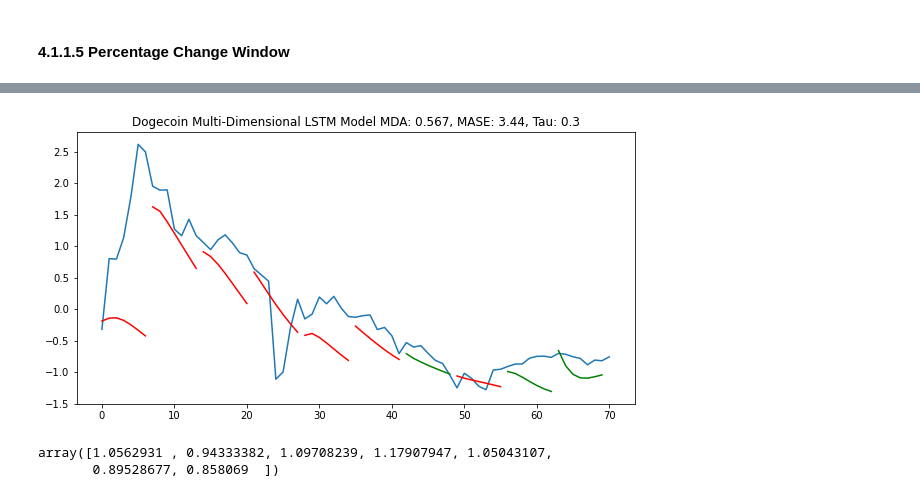
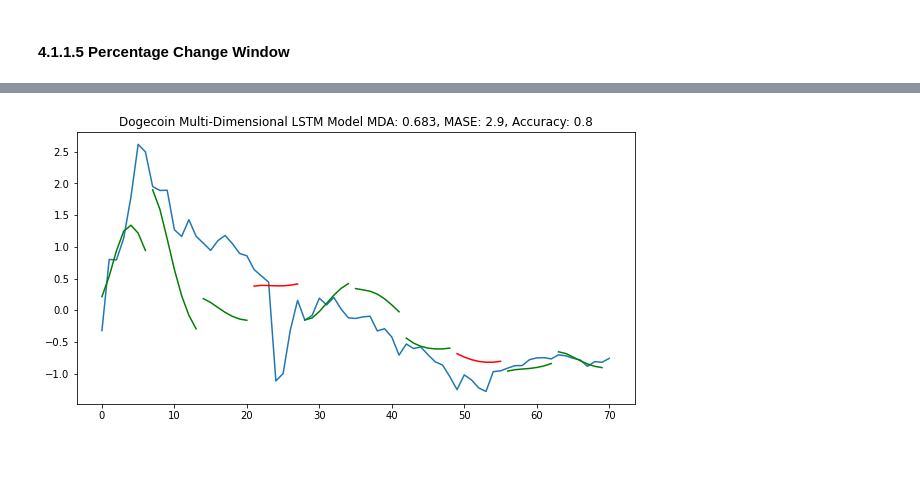
Before and after one commit to dcyoung23/crypto-investments, a Jupyter notebook: notebooks/preprocessing_modeling.ipynb, the cells around one changed output, grey strips where cells are left out. Saved outputs shown, nothing was run; the diff lists cells and outputs as text; code cells hidden in the pictures; blank space fills up the shorter version.

```diff
--- a/notebooks/preprocessing_modeling.ipynb
+++ b/notebooks/preprocessing_modeling.ipynb
@@ -932,0 +950,10 @@ Epoch 16/40
+# %%
+# Set verbose to off since training many models
+doge_train_config['verbose'] = 0
+# Do not run checkpoints
+doge_train_config['model_checkpoint'] = False
+# For the first run for all columns set training runs to 1
+training_runs = 1
+doge_search_results = model_training_search_cols(doge_search_cols, training_runs, target_col, standard_scaler, doge,
+                                                test_periods, input_len, total_len, prediction_len,
+                                                doge_train_config, doge_base_sw_acc)
@@ -932,0 +1036,11 @@ Epoch 16/40
+# %%
+# Set verbose to off since training many models
+doge_train_config['verbose'] = 0
+# Do not run checkpoints
+doge_train_config['model_checkpoint'] = False
+# For exhaustive search limit runs to 5
+training_runs = 5
+doge_search_results_final = model_training_search_cols(doge_search_final_cols, training_runs, target_col,
+                                                      standard_scaler, doge,
+                                                      test_periods, input_len, total_len, prediction_len,
+                                                      doge_train_config, doge_base_sw_acc, verbose=True)
@@ -933,9 +1063,10 @@ Epoch 16/40
 # %%
-doge_cols = ['close_btc']
+doge_cols = ['tsf', 'market_cap_global_pct_change']
 
 cols = [*[target_col], * doge_cols]
 # Scale data based on new cols list
-doge_data, doge_train_scaled, doge_test_scaled, doge_scaler = data_preprocessing_standardize(standard_scaler, doge, cols,
+doge_data, doge_train_scaled, doge_test_scaled, doge_scalers = data_preprocessing_standardize(standard_scaler, doge,
+                                                                                                   cols,
                                                                                      test_periods, total_len)
 # Create train/test datasets
 doge_train_X, doge_train_y = create_timeseries_data(doge_train_scaled, target_col, input_len)
@@ -945,6 +1076,9 @@ doge_model_config = update_model_input_dim(lstm_config, doge_train_X.shape)
 
 # Set verbose to on
 doge_train_config['verbose'] = 1
+
+# Run checkpoints
+doge_train_config['model_checkpoint'] = True
 
 # Instantiate model class
 doge_lstm_model = Model()
@@ -958,11 +1092,11 @@ doge_predictions, doge_seq_metrics = evaluate_model(doge_lstm_model, doge_test_X
 
 doge_mda = mean_metric_results(doge_seq_metrics, 'mda')
 doge_mase = mean_metric_results(doge_seq_metrics, 'mase')
-doge_tau = mean_tau_stat_sig(doge_seq_metrics, alpha)
+doge_acc = mean_accuracy(doge_seq_metrics)
 
-title = 'Dogecoin Multi-Dimensional LSTM Model MDA: {:.3}, MASE: {:.3}, Tau: {:.3}'.format(doge_mda,
+title = 'Dogecoin Multi-Dimensional LSTM Model MDA: {:.3}, MASE: {:.3}, Accuracy: {:.3}'.format(doge_mda,
                                                                                         doge_mase,
-                                                                                        doge_tau)
-plot_results_multiple(doge_predictions, doge_test_y, prediction_len, seq_metric, alpha, title)
+                                                                                        doge_acc)
+plot_results_multiple(doge_predictions, doge_test_y, prediction_len, title)
 # %% [output]
 Epoch 1/40
@@ -985,6 +1119 @@ Epoch 16/40
-[figure, old version]
+[figure, new version]
-# %%
-doge_test_y[14:21]
-# %% [output]
-array([1.0562931 , 0.94333382, 1.09708239, 1.17907947, 1.05043107,
-       0.89528677, 0.858069  ])
```
Also changed, not shown: parts of 103 cells of this notebook, 6 other files.
